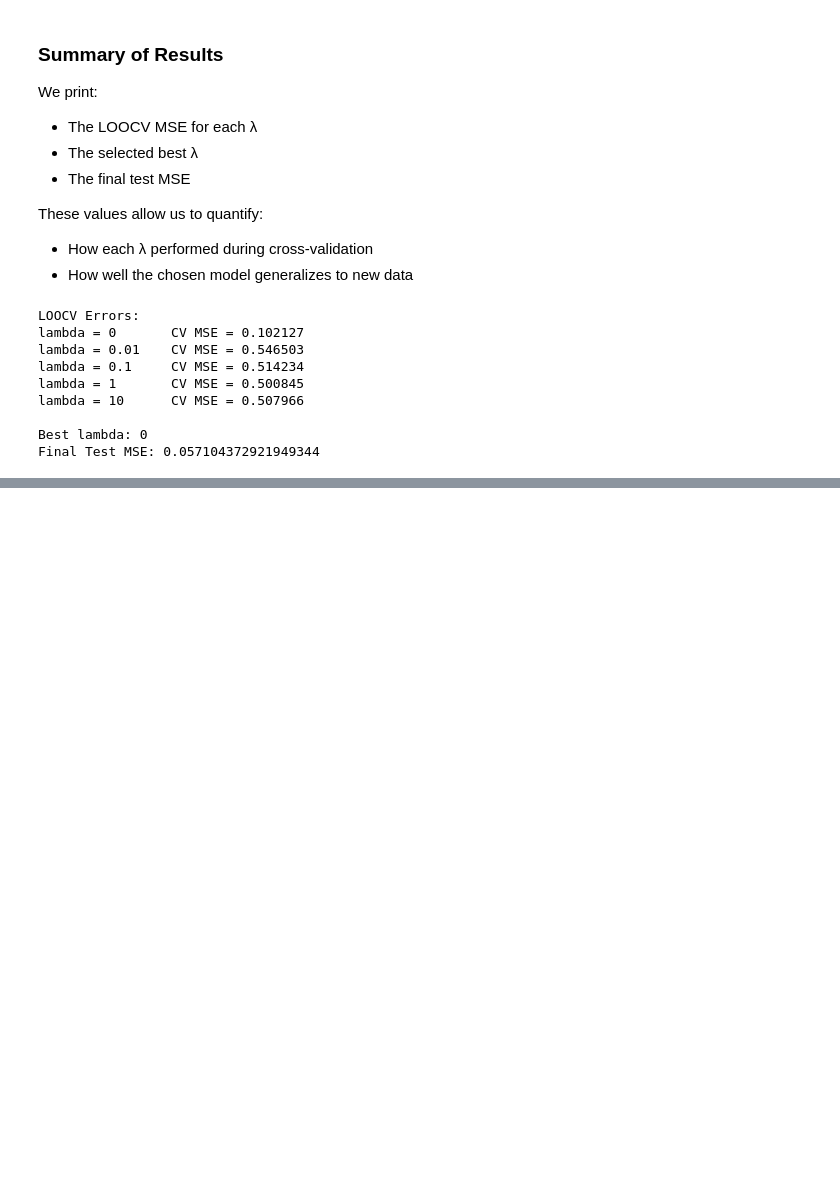
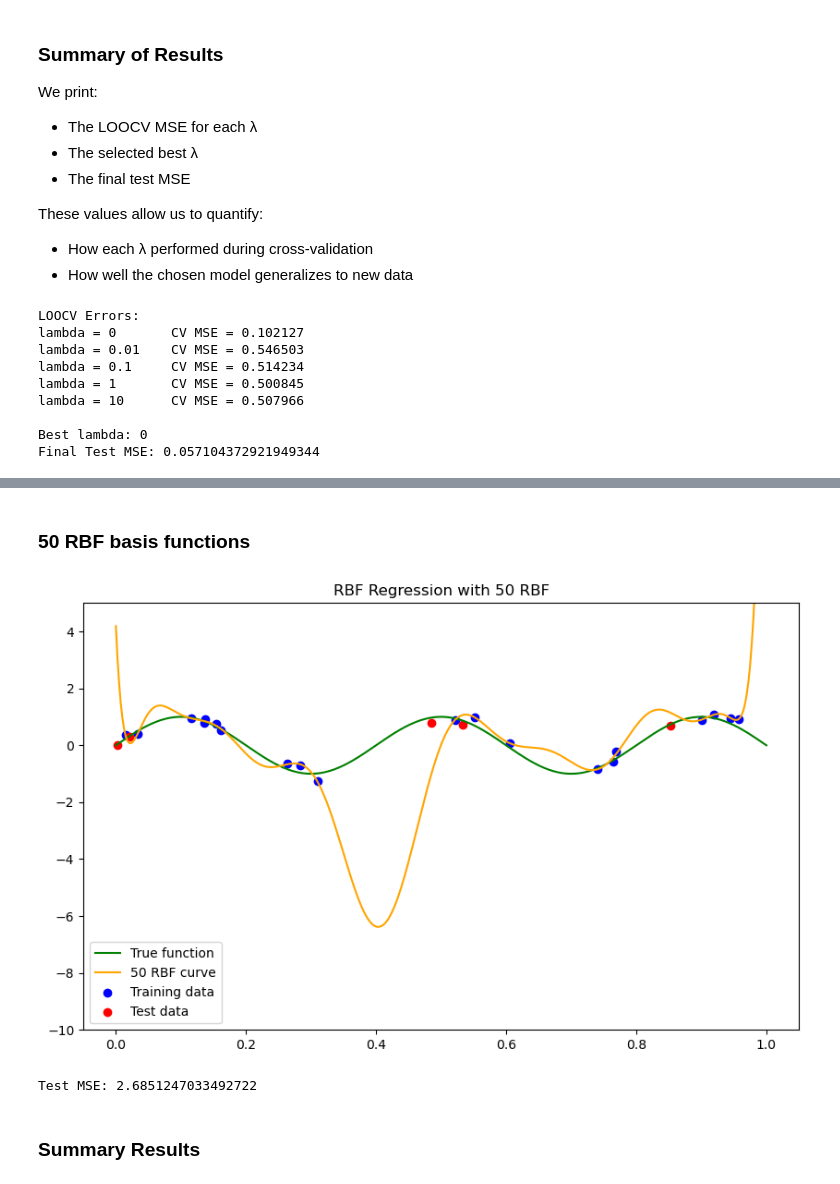
Before and after one commit to Ahmad-K-Hamdan/Assignment-2, a Jupyter notebook: main.ipynb, the cells around one changed output, grey strips where cells are left out. Cells and saved outputs as stored; diff of their text form; code cells hidden in the pictures; blank space fills up the shorter version.

```diff
--- a/main.ipynb
+++ b/main.ipynb
@@ -190,0 +413,46 @@ Final Test MSE: 0.057104372921949344
+# %% [markdown]
+### 50 RBF basis functions
+# %%
+# RBF parameters
+M = 50
+alphas = np.linspace(0, 1, M)
+
+# Build the Z matrix for the training examples
+Z_train = np.column_stack([RBF(x_temp, a, _lambda) for a in alphas])
+
+# find w that gives the least mean square error
+w, *_ = np.linalg.lstsq(Z_train, y_temp, rcond=None)
+
+# Predict on training set
+y_train_pred = Z_train @ w
+
+# Predict on test set
+Z_test = np.column_stack([RBF(x_test, a, _lambda) for a in alphas])
+y_test_pred = Z_test @ w
+
+# Predict for smooth curve
+xx = np.linspace(0, 1, 400)
+Z_xx = np.column_stack([RBF(xx, a, _lambda) for a in alphas])
+y_smooth = Z_xx @ w
+
+# Plot
+plt.figure(figsize=(10,6))
+plt.plot(xx, np.sin(5*np.pi*xx), label="True function", color='green')
+plt.plot(xx, y_smooth, label=f"{M} RBF curve", color='orange')
+plt.scatter(x_temp, y_temp, color='blue', label="Training data")
+plt.scatter(x_test, y_test, color='red', label="Test data")
+plt.legend()
+plt.ylim(-10,5)
+plt.title(f"RBF Regression with {M} RBF")
+plt.show()
+
+# Test MSE
+mse_test = np.mean((y_test - y_test_pred)**2)
+print(f"Test MSE: {mse_test}")
+
+MSEs.append(mse_test)
+# %% [output]
+[figure, added]
+Test MSE: 2.6851247033492722
+# %% [markdown]
+### Summary Results
```
Also changed, not shown: parts of 16 cells of this notebook.
